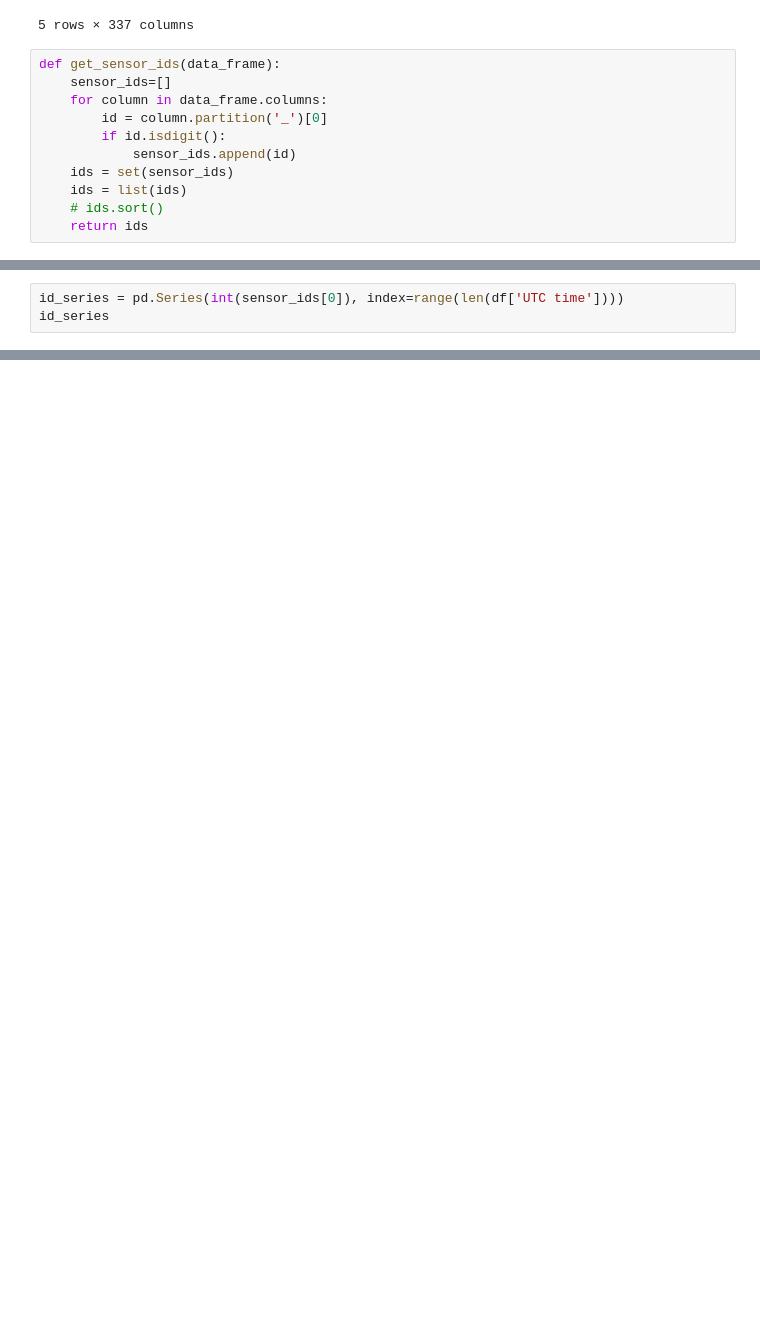
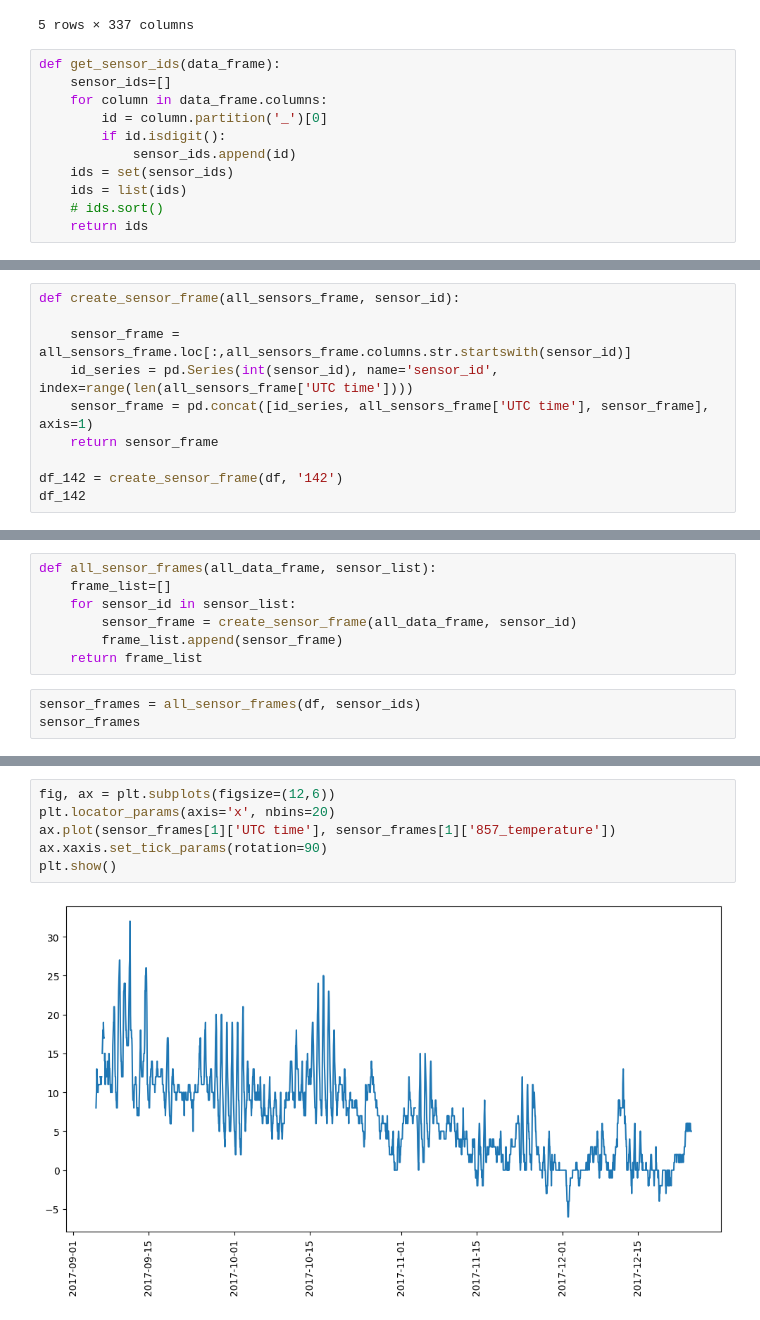
Before and after one commit to dan-ski/Air_quality, a Jupyter notebook: Air quality data preprocessing and analysis.ipynb, the cells around one changed output, grey strips where cells are left out. Drawn from its saved outputs; the diff is of its cells as text; blank space fills up the shorter version.

Commit message:
Getting lists of columns for separate data frames.

```diff
--- a/Air quality data preprocessing and analysis.ipynb
+++ b/Air quality data preprocessing and analysis.ipynb
@@ -313,3 +213,0 @@ int(sensor_ids[0])
-# %%
-id_series = pd.Series(int(sensor_ids[0]), index=range(len(df['UTC time'])))
-id_series
@@ -357,0 +214,10 @@ list
+# %%
+def create_sensor_frame(all_sensors_frame, sensor_id):
+
+    sensor_frame = all_sensors_frame.loc[:,all_sensors_frame.columns.str.startswith(sensor_id)]
+    id_series = pd.Series(int(sensor_id), name='sensor_id', index=range(len(all_sensors_frame['UTC time'])))
+    sensor_frame = pd.concat([id_series, all_sensors_frame['UTC time'], sensor_frame], axis=1)
+    return sensor_frame
+
+df_142 = create_sensor_frame(df, '142')
+df_142
@@ -357,0 +238,10 @@ list
+# %%
+def all_sensor_frames(all_data_frame, sensor_list):
+    frame_list=[]
+    for sensor_id in sensor_list:
+        sensor_frame = create_sensor_frame(all_data_frame, sensor_id)
+        frame_list.append(sensor_frame)
+    return frame_list
+# %%
+sensor_frames = all_sensor_frames(df, sensor_ids)
+sensor_frames
@@ -357,0 +458,8 @@ list
+# %%
+fig, ax = plt.subplots(figsize=(12,6))
+plt.locator_params(axis='x', nbins=20)
+ax.plot(sensor_frames[1]['UTC time'], sensor_frames[1]['857_temperature'])
+ax.xaxis.set_tick_params(rotation=90)
+plt.show()
+# %% [output]
+[figure, added]
```
Also changed, not shown: parts of 48 cells of this notebook, 1 other file.
